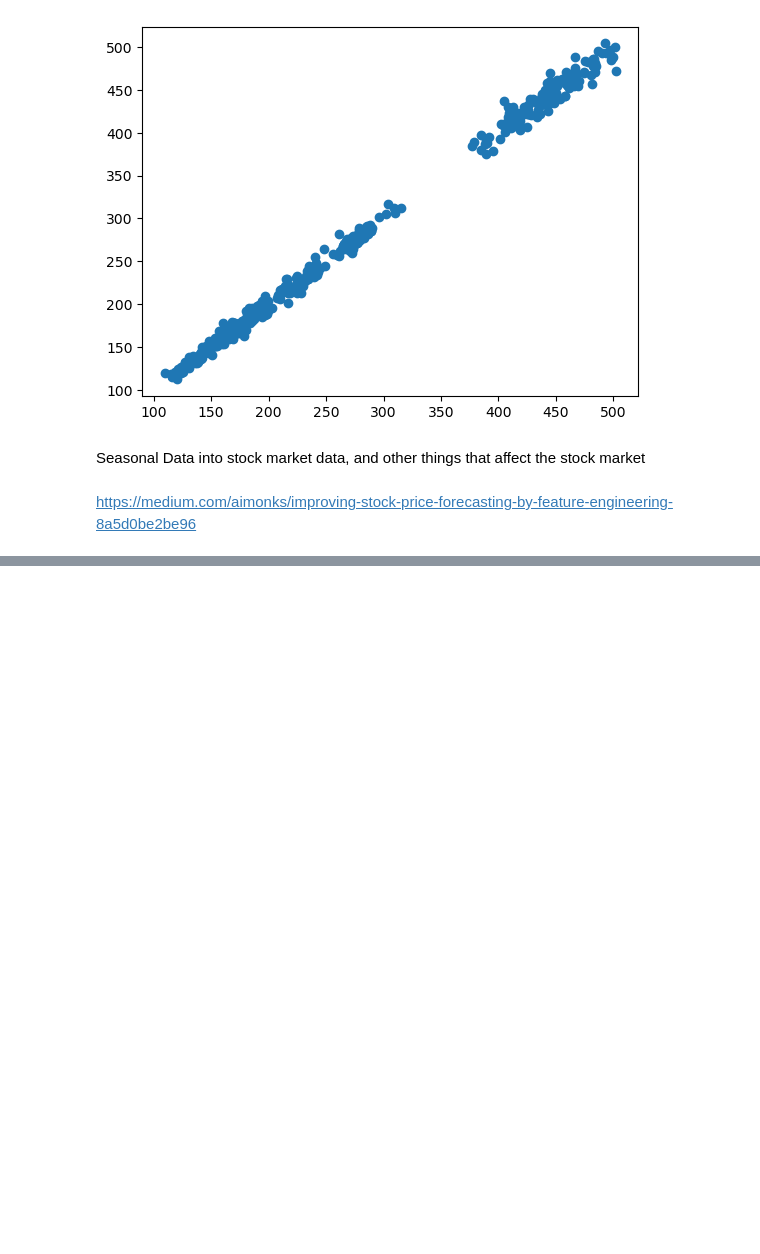
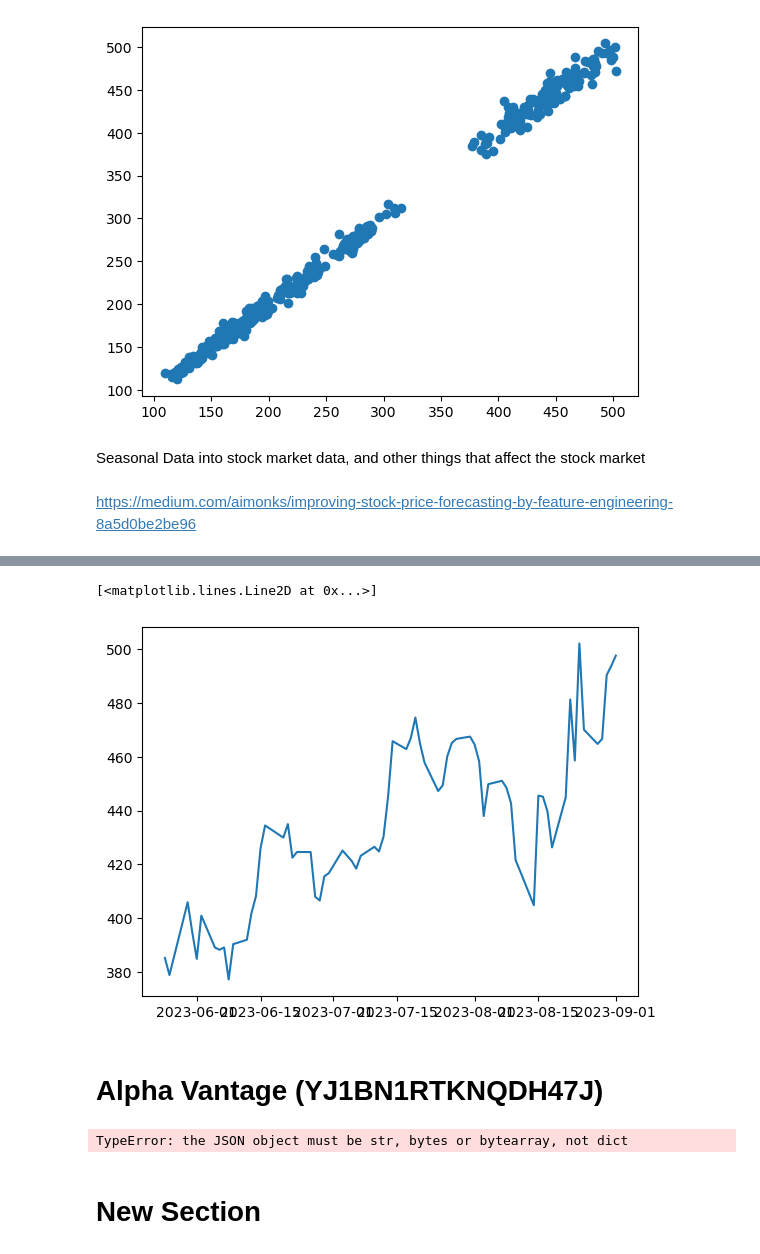
Before and after one commit to mrrkdas/Finance, a Jupyter notebook: Project/projectv2.ipynb, the cells around one changed output, grey strips where cells are left out. Cells and saved outputs as stored; diff of their text form; code cells hidden in the pictures; blank space fills up the shorter version.

```diff
--- a/Project/projectv2.ipynb
+++ b/Project/projectv2.ipynb
@@ -173,0 +200,30 @@ https://medium.com/aimonks/improving-stock-price-forecasting-by-feature-engineer
+# %%
+X_spot = timestamp[310:379]
+y_spot = price[310:379]
+# %%
+plt.plot(X_spot, y_spot)
+# %% [output]
+[<matplotlib.lines.Line2D at 0x...>]
+[figure, added]
+# %% [markdown]
+# Alpha Vantage (YJ1BN1RTKNQDH47J)
+# %%
+import requests
+import json
+
+# replace the "demo" apikey below with your own key from https://www.alphavantage.co/support/#api-key
+url = 'https://www.alphavantage.co/query?function=NEWS_SENTIMENT&tickers=AAPL&apikey=YJ1BN1RTKNQDH47J'
+r = requests.get(url)
+data = r.json()
+
+json_object = json.loads(data)
+
+json_formatted_str = json.dumps(json_object, indent=2)
+
+print(json_formatted_str)
+
+print(data)
+# %% [output]
+TypeError: the JSON object must be str, bytes or bytearray, not dict
+# %% [markdown]
+# New Section
```
Also changed, not shown: parts of 4 cells of this notebook.
